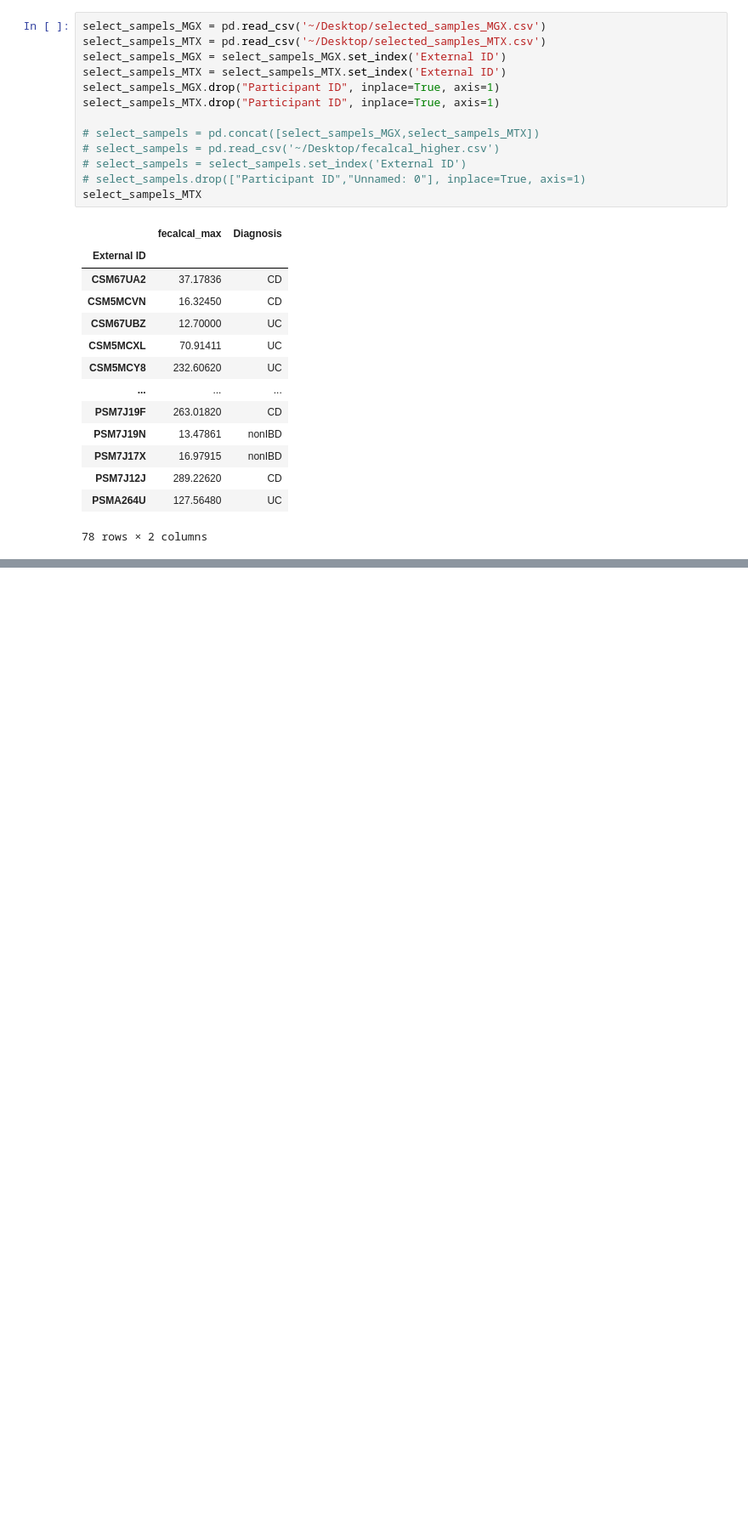
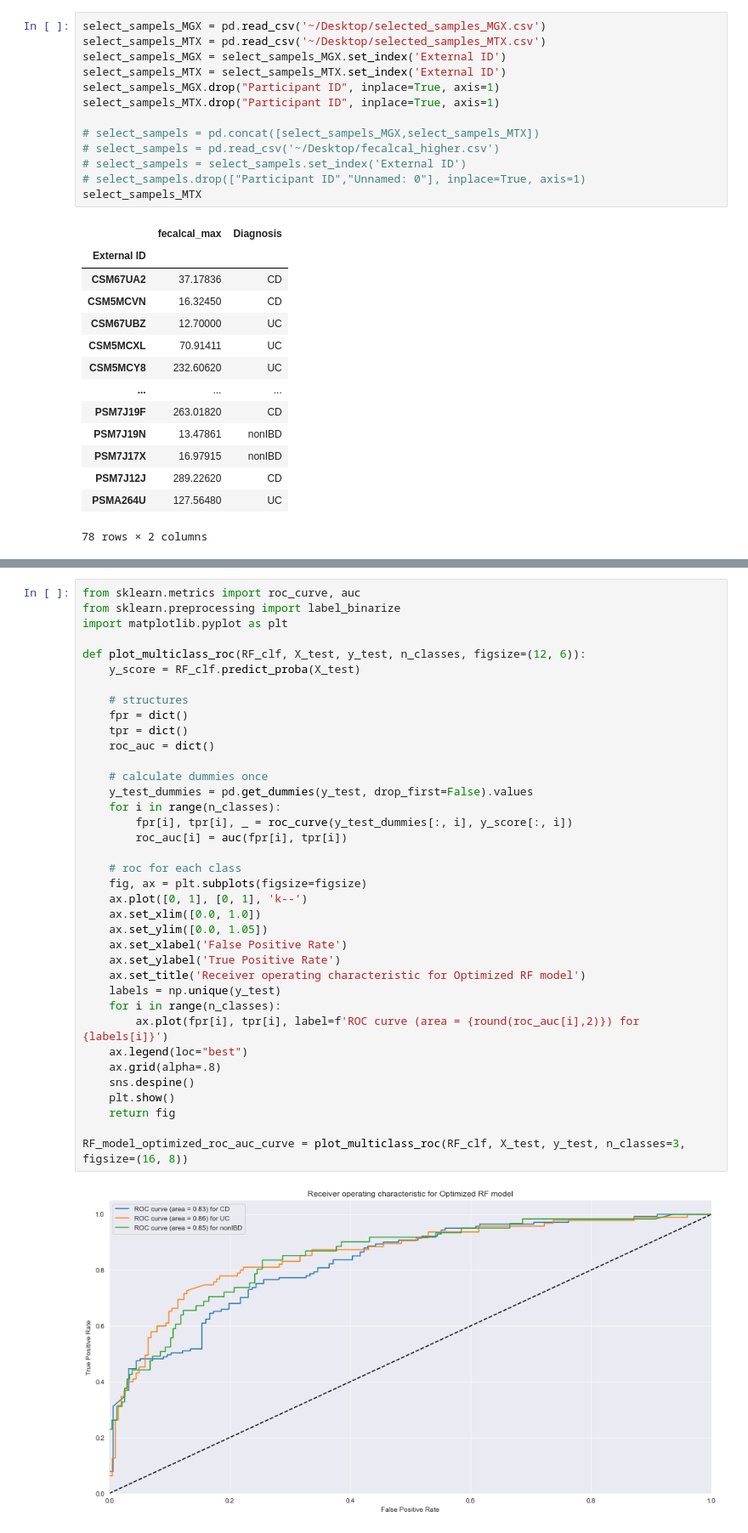
Before and after one commit to odedsabah/MGX_MTX, a Jupyter notebook: Predict_diagnosis /MetaPhlan/MP4_MTX_MGX_prediction.ipynb, the cells around one changed output, grey strips where cells are left out. Shown: that part at 85% size. Cells and saved outputs as stored; diff of their text form; blank space fills up the shorter version.

```diff
--- a/Predict_diagnosis /MetaPhlan/MP4_MTX_MGX_prediction.ipynb
+++ b/Predict_diagnosis /MetaPhlan/MP4_MTX_MGX_prediction.ipynb
@@ -149,0 +153,39 @@ Accuracy 0.53125
+# %%
+from sklearn.metrics import roc_curve, auc
+from sklearn.preprocessing import label_binarize
+import matplotlib.pyplot as plt
+
+def plot_multiclass_roc(RF_clf, X_test, y_test, n_classes, figsize=(12, 6)):
+    y_score = RF_clf.predict_proba(X_test)
+
+    # structures
+    fpr = dict()
+    tpr = dict()
+    roc_auc = dict()
+
+    # calculate dummies once
+    y_test_dummies = pd.get_dummies(y_test, drop_first=False).values
+    for i in range(n_classes):
+        fpr[i], tpr[i], _ = roc_curve(y_test_dummies[:, i], y_score[:, i])
+        roc_auc[i] = auc(fpr[i], tpr[i])
+
+    # roc for each class
+    fig, ax = plt.subplots(figsize=figsize)
+    ax.plot([0, 1], [0, 1], 'k--')
+    ax.set_xlim([0.0, 1.0])
+    ax.set_ylim([0.0, 1.05])
+    ax.set_xlabel('False Positive Rate')
+    ax.set_ylabel('True Positive Rate')
+    ax.set_title('Receiver operating characteristic for Optimized RF model')
+    labels = np.unique(y_test)
+    for i in range(n_classes):
+        ax.plot(fpr[i], tpr[i], label=f'ROC curve (area = {round(roc_auc[i],2)}) for {labels[i]}')
+    ax.legend(loc="best")
+    ax.grid(alpha=.8)
+    sns.despine()
+    plt.show()
+    return fig
+
+RF_model_optimized_roc_auc_curve = plot_multiclass_roc(RF_clf, X_test, y_test, n_classes=3, figsize=(16, 8))
+# %% [output]
+[figure, added]
```
Also changed, not shown: parts of 6 cells of this notebook, 29 other files.
